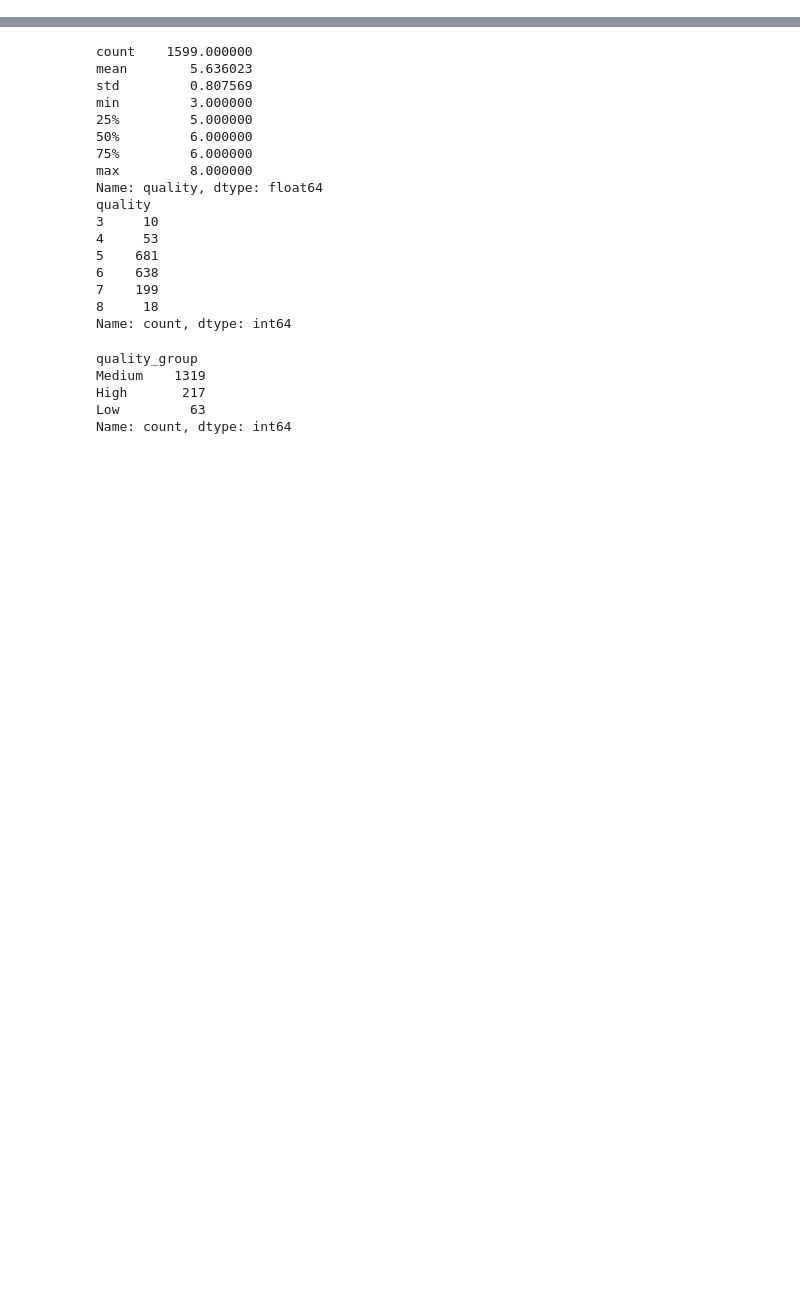
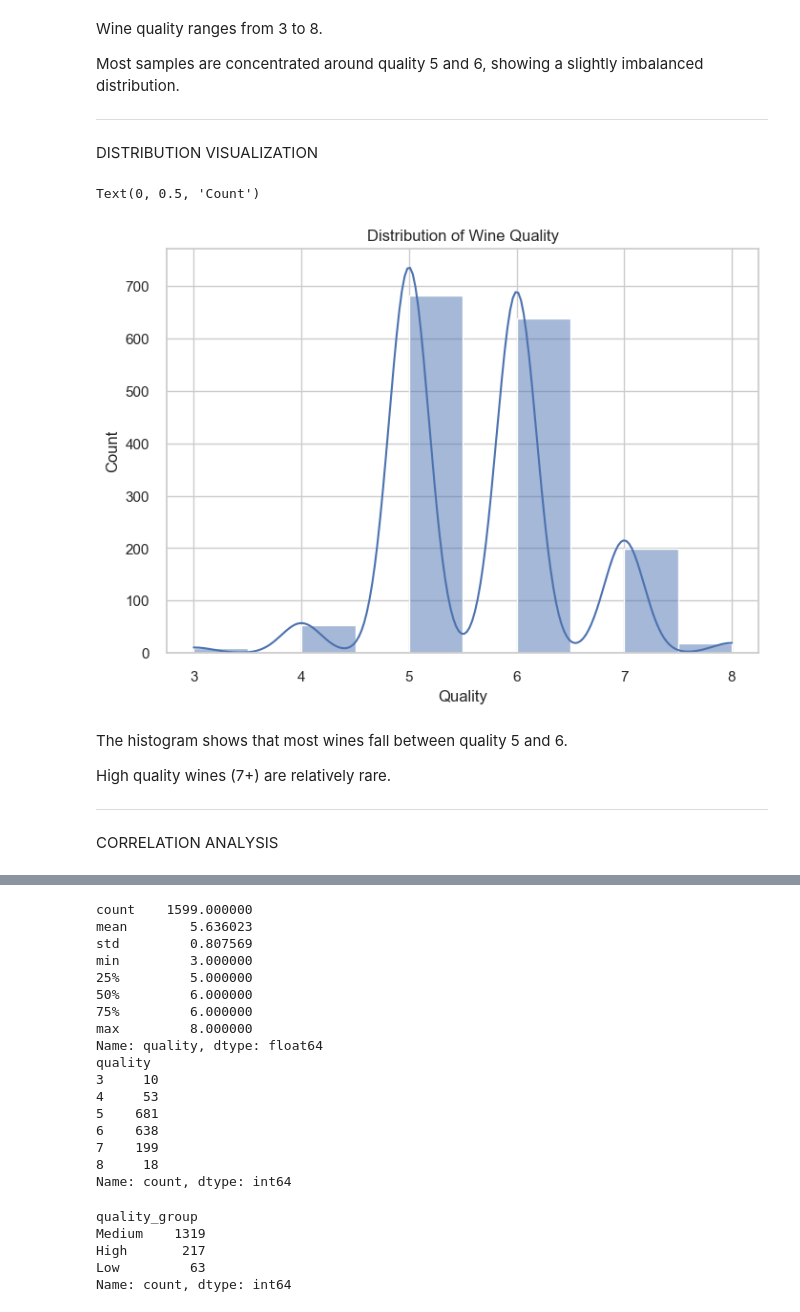
Before and after one commit to NgPhuQuy/Wine-Quality-Prediction, a Jupyter notebook: notebooks/EDA/EDA_redWine.ipynb, the cells around one changed output, grey strips where cells are left out. Saved outputs shown, nothing was run; the diff lists cells and outputs as text; code cells hidden in the pictures; blank space fills up the shorter version.

```diff
--- a/notebooks/EDA/EDA_redWine.ipynb
+++ b/notebooks/EDA/EDA_redWine.ipynb
@@ -44,0 +107,25 @@ memory usage: 150.0 KB
+# %% [markdown]
+Wine quality ranges from 3 to 8.
+
+Most samples are concentrated around quality 5 and 6,
+showing a slightly imbalanced distribution.
+
+---
+# %% [markdown]
+DISTRIBUTION VISUALIZATION
+# %%
+sns.histplot(red_wine_df['quality'], bins=10, kde=True)
+plt.title("Distribution of Wine Quality")
+plt.xlabel("Quality")
+plt.ylabel("Count")
+# %% [output]
+Text(0, 0.5, 'Count')
+[figure, added]
+# %% [markdown]
+The histogram shows that most wines fall between quality 5 and 6.
+
+High quality wines (7+) are relatively rare.
+
+---
+# %% [markdown]
+CORRELATION ANALYSIS
```
Also changed, not shown: parts of 49 cells of this notebook, 2 other files.
